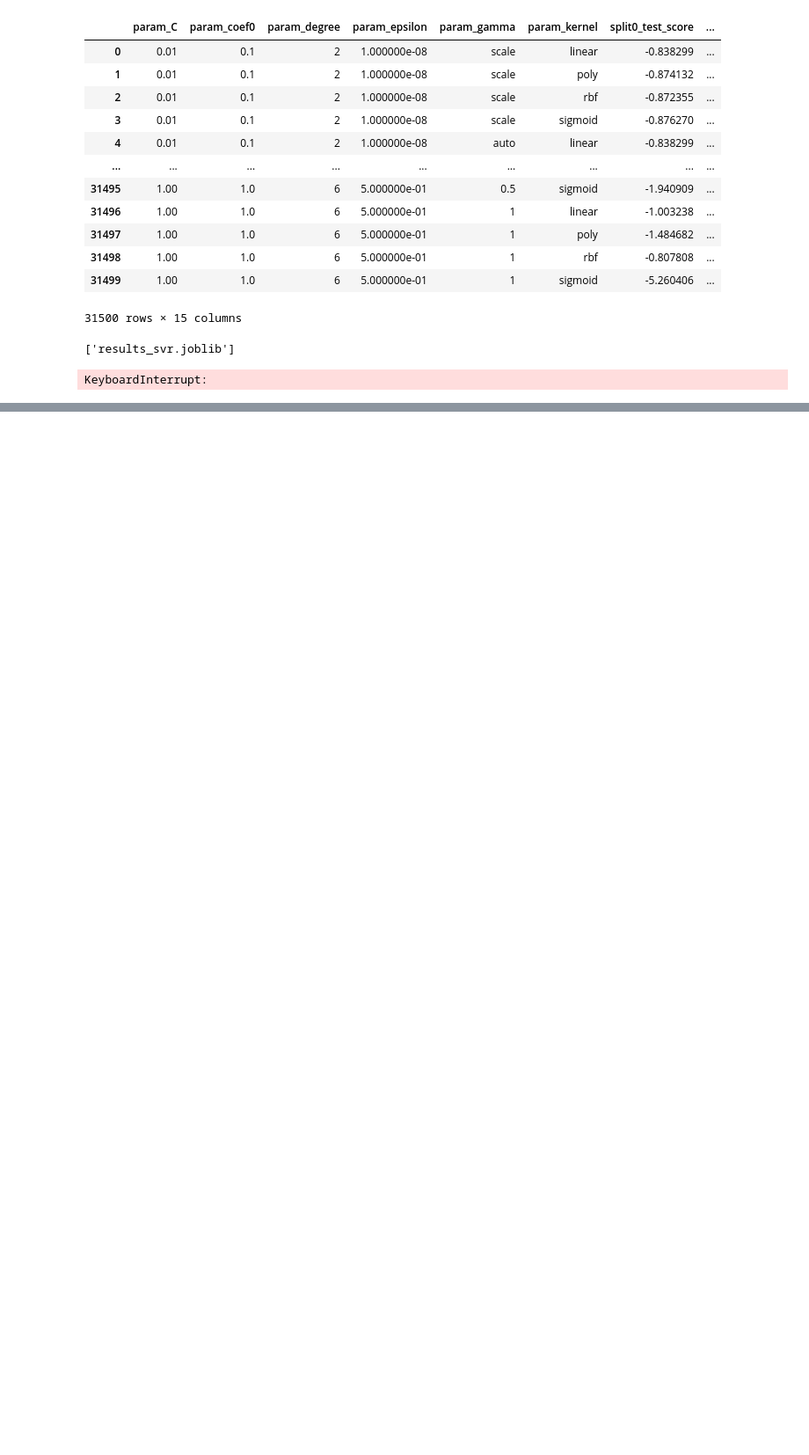
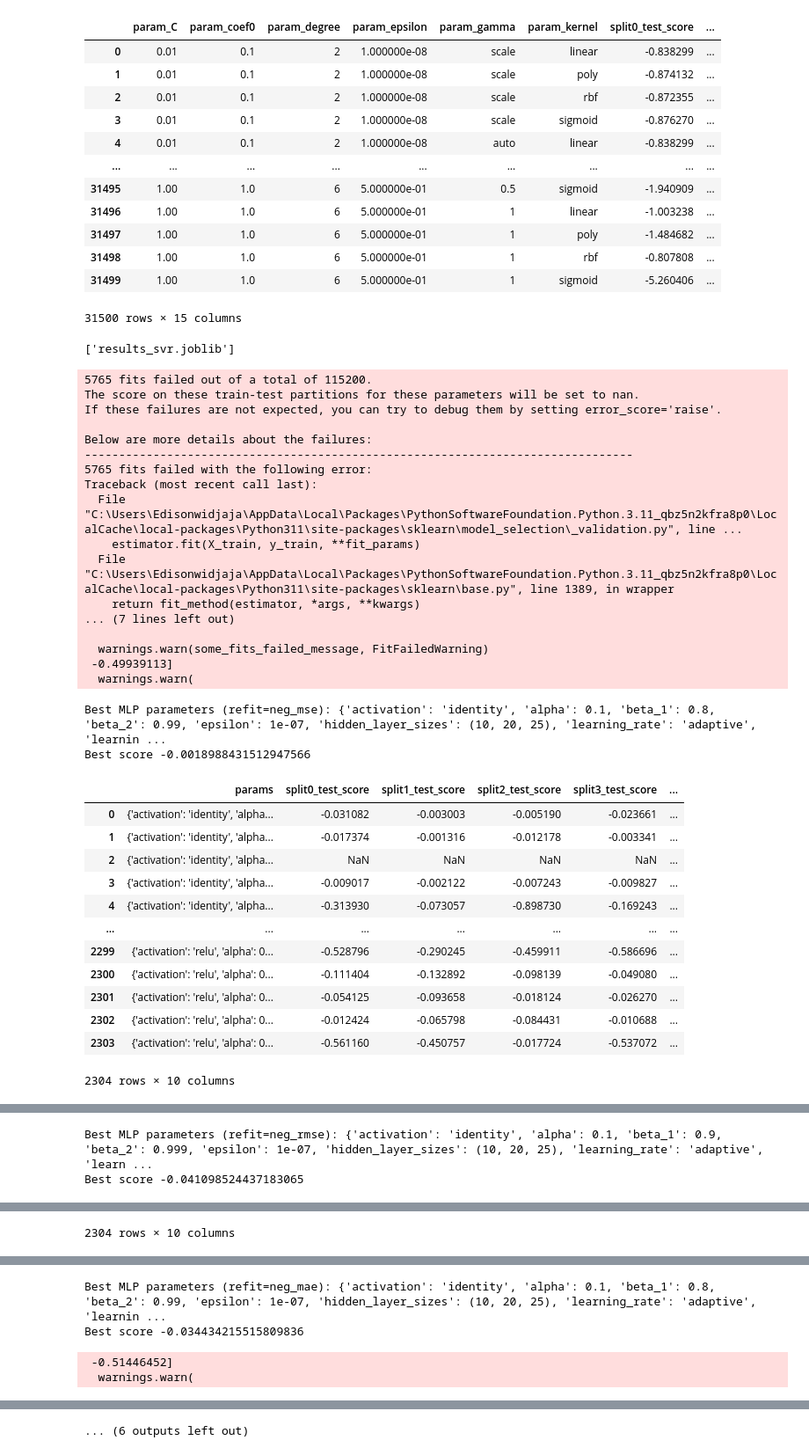
Before and after one commit to jorelalexander/EvenFlow, a Jupyter notebook: main.ipynb, the cells around one changed output, grey strips where cells are left out. Shown at 88% size. Saved outputs shown, nothing was run; the diff lists cells and outputs as text; code cells hidden in the pictures; blank space fills up the shorter version.

```diff
--- a/main.ipynb
+++ b/main.ipynb
@@ -457,47 +464,86 @@ results = joblib.load("results_svr.joblib")
 # %%
 from sklearn.neural_network import MLPRegressor
+from sklearn.svm import SVR
+import sklearn.feature_selection
+from sklearn.model_selection import GridSearchCV, LeaveOneOut, RepeatedKFold
+from sklearn.preprocessing import StandardScaler
+import sklearn.preprocessing
 
 results_mlp: dict[str, dict | pd.DataFrame | float | StandardScaler | SVR] = { scoring_name:None for scoring_name in scoring.values() }
 
 mlp_param_list: dict[str, list[tuple] | list[str] | list[float] | int] = {
-	"hidden_layer_sizes": [(10,20,25),(25,50,70),(30,60,100),(50,100,120)],
+	"hidden_layer_sizes": [(10,20,25), (20,40,50)],
 	"activation": ["identity", "logistic", "tanh", "relu"],
-	"solver": ["lbfgs", "sgd", "adam"],
-	"alpha": [0.0001,0.0005,0.001,0.005,0.05,0.1,0.5],
+	"solver": ["sgd", "adam"],
+	"alpha": [0.001,0.01,0.1],
 	"learning_rate": ["constant",  "invscaling", "adaptive"],
-	"beta_1": [0.1, 0.2 0.5, 0.7, 0.8, 0.9],
-	"beta_2": [0.8, 0.9, 0.99, 0.999],
-	"epsilon": [1e-6, 1e-5, 1e-4, 1e-3, 0.01, 0.05, 0.1, 0.5],
-	"max_iter": [200],
-	"learning_rate_init": [1e-3, 0.002, 0.01, 0.05, 0.1, 0.2]
+	"beta_1": [0.8, 0.9],
+	"beta_2": [0.99, 0.999],
+	"epsilon": [1e-8, 1e-7],
+	"max_iter": [1000],
+	"learning_rate_init": [0.01, 0.1]
 }
 
 for scoring_name, scoring_method in scoring.items():
-	feature_scaler: StandardScaler = StandardScaler()
-	target_scaler: StandardScaler = StandardScaler()
 	regressor = MLPRegressor()
 	gscv: GridSearchCV = GridSearchCV(regressor, param_grid=mlp_param_list, cv=RepeatedKFold(n_splits=5, random_state=69420), scoring=scoring_method, refit=scoring_name, n_jobs=-1)
 	X: pd.DataFrame = df_model[["District", "Water Spending (Rp)","Population","Water Used (m3)","Assets (Rp)","Operational (Rp)","Total Population","Water Price / Capita (Rp/m3)", "Water Usage / Capita (m3/person)", "Water Spending / Capita (Rp/person)", "Previous Water Used (m3)", "Previous Water Price / Capita (Rp/m3)", "Previous Water Usage / Capita (m3/person)", "Previous Water Spending / Capita (Rp/person)"]].copy()
 	X["District"] = X["District"].map(districts_map)
 	Y: pd.DataFrame = pd.DataFrame(df_model["Water Used (m3)"])
 	feature_scaler: StandardScaler = StandardScaler()
 	target_scaler: StandardScaler = StandardScaler()
 	X_norm: np.ndarray = feature_scaler.fit_transform(X)
+	if np.count_nonzero(np.isnan(X_norm)) > 0:
+		print(np.where(pd.DataFrame(X_norm).isna()))
+		raise ValueError("X_norm contains NaN")
+	if np.count_nonzero(np.isnan(Y_norm)) > 0:
+		print(np.where(pd.DataFrame(Y_norm).isna()))
+		raise ValueError("Y_norm contains NaN")
 	Y_norm: np.ndarray = target_scaler.fit_transform(Y.to_numpy().reshape(-1, 1)).ravel()
 	gscv.fit(X_norm, Y_norm)
-	best_svr = gscv.best_estimator_
-	print(f"Best SVR parameters (refit={scoring_name}): {gscv.best_params_}")
+	best_mlp = gscv.best_estimator_
+	print(f"Best MLP parameters (refit={scoring_name}): {gscv.best_params_}")
 	print(f"Best score {gscv.best_score_}")
 	cv_results_df = pd.DataFrame(gscv.cv_results_)
 	results_mlp[scoring_name] = {
-	# results[district][scoring_name] = {
-		"model":best_svr,
+		"model":best_mlp,
 		"params":gscv.best_params_,
 		"score":gscv.best_score_,
 		"feature_scaler": feature_scaler,
 		"target_scaler": target_scaler,
 		"result_table": cv_results_df
 	}
 	display(cv_results_df[["params","split0_test_score","split1_test_score","split2_test_score","split3_test_score","split4_test_score","split5_test_score", "mean_test_score", "std_test_score", "rank_test_score"]])
 # %% [output]
-KeyboardInterrupt:
+5765 fits failed out of a total of 115200.
+The score on these train-test partitions for these parameters will be set to nan.
+If these failures are not expected, you can try to debug them by setting error_score='raise'.
+
+Below are more details about the failures:
+--------------------------------------------------------------------------------
+5765 fits failed with the following error:
+Traceback (most recent call last):
+  File "C:\Users\Edisonwidjaja\AppData\Local\Packages\PythonSoftwareFoundation.Python.3.11_qbz5n2kfra8p0\LocalCache\local-packages\Python311\site-packages\sklearn\model_selection\_validation.py", line ...
+    estimator.fit(X_train, y_train, **fit_params)
+  File "C:\Users\Edisonwidjaja\AppData\Local\Packages\PythonSoftwareFoundation.Python.3.11_qbz5n2kfra8p0\LocalCache\local-packages\Python311\site-packages\sklearn\base.py", line 1389, in wrapper
+    return fit_method(estimator, *args, **kwargs)
+... (7 lines left out)
+
+  warnings.warn(some_fits_failed_message, FitFailedWarning)
+ -0.49939113]
+  warnings.warn(
+Best MLP parameters (refit=neg_mse): {'activation': 'identity', 'alpha': 0.1, 'beta_1': 0.8, 'beta_2': 0.99, 'epsilon': 1e-07, 'hidden_layer_sizes': (10, 20, 25), 'learning_rate': 'adaptive', 'learnin ...
+Best score -0.0018988431512947566
+|  | params | split0_test_score | split1_test_score | split2_test_score | split3_test_score | ... |
+| 0 | {'activation': 'identity', 'alpha... | -0.031082 | -0.003003 | -0.005190 | -0.023661 | ... |
+| 1 | {'activation': 'identity', 'alpha... | -0.017374 | -0.001316 | -0.012178 | -0.003341 | ... |
+| 2 | {'activation': 'identity', 'alpha... | NaN | NaN | NaN | NaN | ... |
+| 3 | {'activation': 'identity', 'alpha... | -0.009017 | -0.002122 | -0.007243 | -0.009827 | ... |
+| 4 | {'activation': 'identity', 'alpha... | -0.313930 | -0.073057 | -0.898730 | -0.169243 | ... |
+| ... | ... | ... | ... | ... | ... | ... |
+| 2299 | {'activation': 'relu', 'alpha': 0... | -0.528796 | -0.290245 | -0.459911 | -0.586696 | ... |
+| 2300 | {'activation': 'relu', 'alpha': 0... | -0.111404 | -0.132892 | -0.098139 | -0.049080 | ... |
+| 2301 | {'activation': 'relu', 'alpha': 0... | -0.054125 | -0.093658 | -0.018124 | -0.026270 | ... |
+| 2302 | {'activation': 'relu', 'alpha': 0... | -0.012424 | -0.065798 | -0.084431 | -0.010688 | ... |
+| 2303 | {'activation': 'relu', 'alpha': 0... | -0.561160 | -0.450757 | -0.017724 | -0.537072 | ... |
+2304 rows × 10 columns
@@ -503,0 +567,2 @@ KeyboardInterrupt:
+Best MLP parameters (refit=neg_rmse): {'activation': 'identity', 'alpha': 0.1, 'beta_1': 0.9, 'beta_2': 0.999, 'epsilon': 1e-07, 'hidden_layer_sizes': (10, 20, 25), 'learning_rate': 'adaptive', 'learn ...
+Best score -0.041098524437183065
@@ -503,0 +581 @@ KeyboardInterrupt:
+2304 rows × 10 columns
@@ -503,0 +599,4 @@ KeyboardInterrupt:
+Best MLP parameters (refit=neg_mae): {'activation': 'identity', 'alpha': 0.1, 'beta_1': 0.8, 'beta_2': 0.99, 'epsilon': 1e-07, 'hidden_layer_sizes': (10, 20, 25), 'learning_rate': 'adaptive', 'learnin ...
+Best score -0.034434215515809836
+ -0.51446452]
+  warnings.warn(
@@ -504,2 +615,3 @@ KeyboardInterrupt:
+... (6 outputs left out)
 # %%
 import joblib
```
Also changed, not shown: parts of 6 cells of this notebook, 4 other files.
